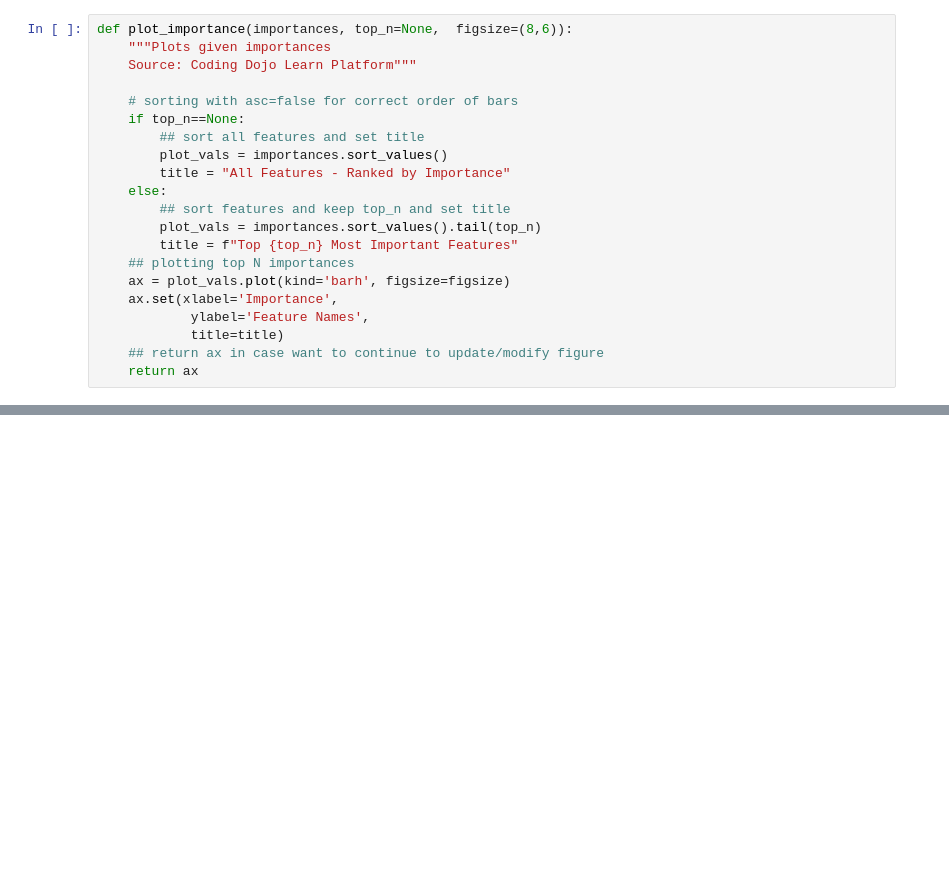
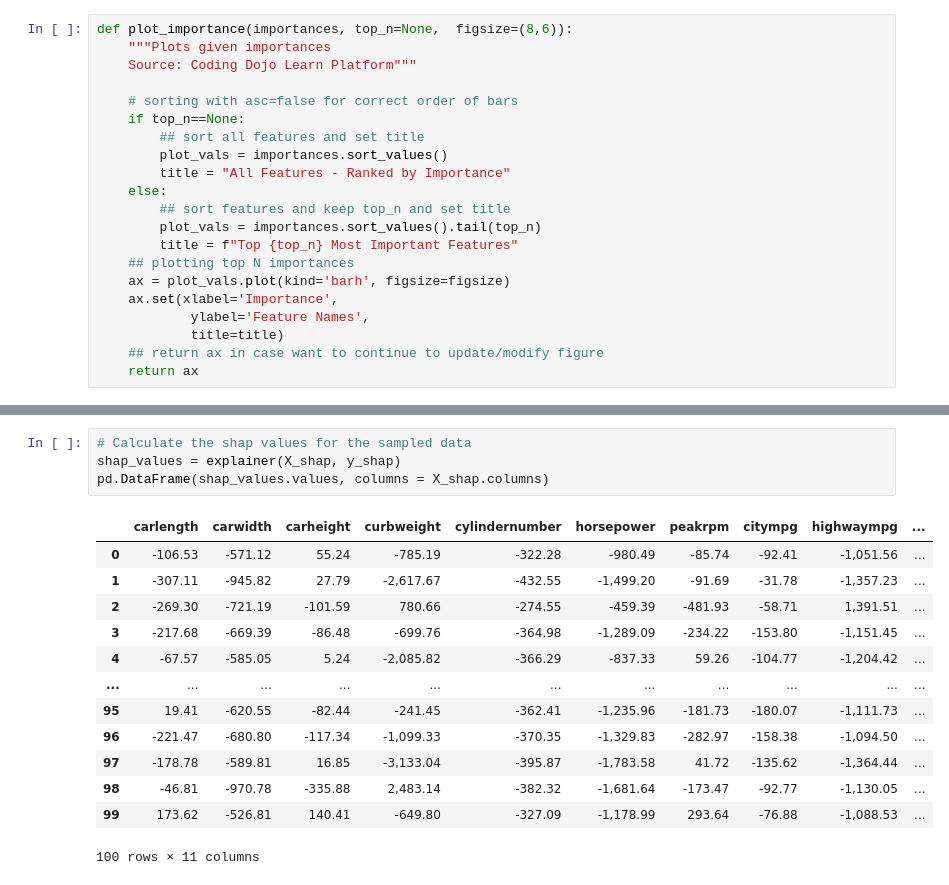
Before and after one commit to hawkeyedatatsai/Chicago-Crime-Data, a Jupyter notebook: Data Visualization MockExam.ipynb, the cells around one changed output, grey strips where cells are left out. Cells and saved outputs as stored; diff of their text form; blank space fills up the shorter version.

```diff
--- a/Data Visualization MockExam.ipynb
+++ b/Data Visualization MockExam.ipynb
@@ -144,0 +358,18 @@ def plot_importance(importances, top_n=None,  figsize=(8,6)):
+# %%
+# Calculate the shap values for the sampled data
+shap_values = explainer(X_shap, y_shap)
+pd.DataFrame(shap_values.values, columns = X_shap.columns)
+# %% [output]
+|  | carlength | carwidth | carheight | curbweight | cylindernumber | horsepower | peakrpm | citympg | highwaympg | ... |
+| 0 | -106.53 | -571.12 | 55.24 | -785.19 | -322.28 | -980.49 | -85.74 | -92.41 | -1,051.56 | ... |
+| 1 | -307.11 | -945.82 | 27.79 | -2,617.67 | -432.55 | -1,499.20 | -91.69 | -31.78 | -1,357.23 | ... |
+| 2 | -269.30 | -721.19 | -101.59 | 780.66 | -274.55 | -459.39 | -481.93 | -58.71 | 1,391.51 | ... |
+| 3 | -217.68 | -669.39 | -86.48 | -699.76 | -364.98 | -1,289.09 | -234.22 | -153.80 | -1,151.45 | ... |
+| 4 | -67.57 | -585.05 | 5.24 | -2,085.82 | -366.29 | -837.33 | 59.26 | -104.77 | -1,204.42 | ... |
+| ... | ... | ... | ... | ... | ... | ... | ... | ... | ... | ... |
+| 95 | 19.41 | -620.55 | -82.44 | -241.45 | -362.41 | -1,235.96 | -181.73 | -180.07 | -1,111.73 | ... |
+| 96 | -221.47 | -680.80 | -117.34 | -1,099.33 | -370.35 | -1,329.83 | -282.97 | -158.38 | -1,094.50 | ... |
+| 97 | -178.78 | -589.81 | 16.85 | -3,133.04 | -395.87 | -1,783.58 | 41.72 | -135.62 | -1,364.44 | ... |
+| 98 | -46.81 | -970.78 | -335.88 | 2,483.14 | -382.32 | -1,681.64 | -173.47 | -92.77 | -1,130.05 | ... |
+| 99 | 173.62 | -526.81 | 140.41 | -649.80 | -327.09 | -1,178.99 | 293.64 | -76.88 | -1,088.53 | ... |
+100 rows × 11 columns
```
Also changed, not shown: parts of 27 cells of this notebook, 4 other files.
